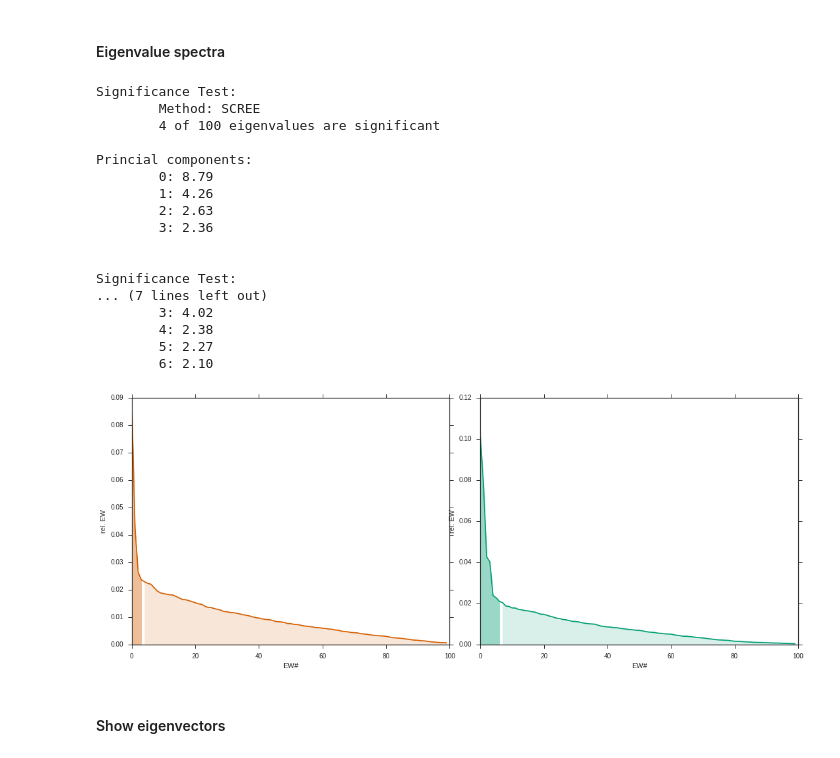
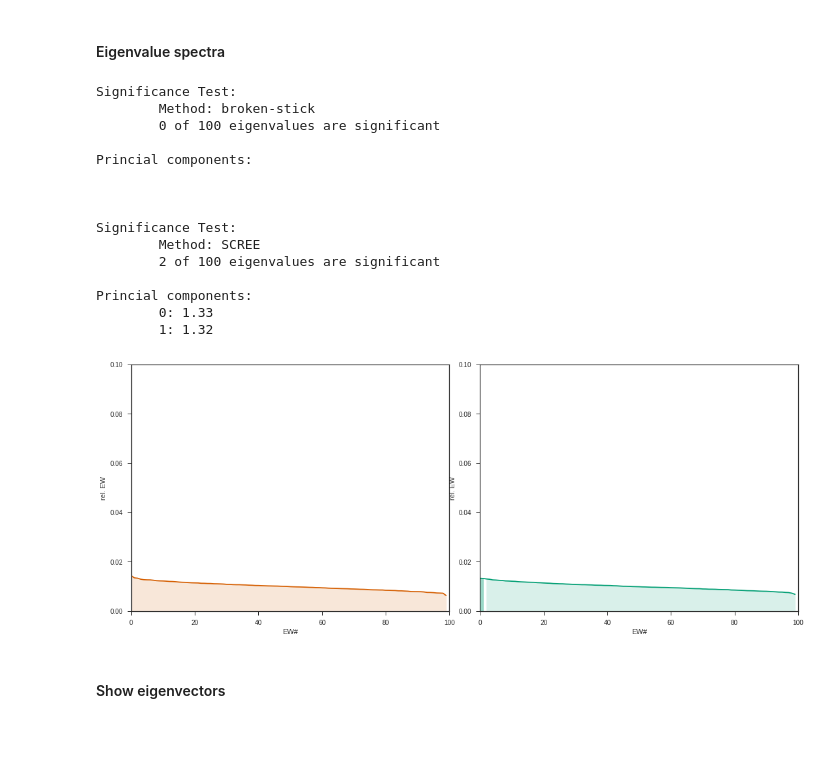
Before and after one commit to rgutzen/ValidationTools, a Jupyter notebook: Validation_Book.ipynb, the cells around one changed output. Cells and saved outputs as stored; diff of their text form; code cells hidden in the pictures.

```diff
--- a/Validation_Book.ipynb
+++ b/Validation_Book.ipynb
@@ -32,19 +35,3 @@ spiketrain_list_1 = testdata.load_data(nest_path, ['spikes_L4'], N)[0][0]
 spiketrain_list_2 = testdata.load_data(spinnaker_path, ['spikes_L4'], N)[0][0]
 # %% [markdown]
 #### ...or generate custom spiketrains
-# %%
-spiketrain_list_1 = testdata.test_data(size=N,
-                                       corr=[.3,.3,.3],
-                                       t_stop=500*ms,
-                                       rate=100*Hz,
-                                       assembly_sizes=[10,5,3],
-                                       method="CPP",
-                                       bkgr_corr=0.01)
-
-spiketrain_list_2 = testdata.test_data(size=N,
-                                       corr=[.3,.3,.3,.3],
-                                       t_stop=500*ms,
-                                       rate=100*Hz,
-                                       assembly_sizes=[11,9,5,5],
-                                       method="CPP",
-                                       bkgr_corr=0.01)
@@ -192,28 +195,26 @@ Redundancy = 0.14
 # %%
 fig, ax = plt.subplots(nrows=1, ncols=2, figsize=(15,6))
 fig.tight_layout()
 
-pc_nbr_1 = matstat.eigenvalue_spectra(EWs_1, method='SCREE', ax=ax[0], color='r')
+pc_nbr_1 = matstat.eigenvalue_spectra(EWs_1, method='broken-stick', alpha=.20, ax=ax[0], color='r')
 pc_nbr_2 = matstat.eigenvalue_spectra(EWs_2, method='SCREE', ax=ax[1], color='g')
 # %% [output]
 Significance Test:
-        Method: SCREE
-        4 of 100 eigenvalues are significant
+        Method: broken-stick
+        0 of 100 eigenvalues are significant
 
 Princial components:
-        0: 8.79
-        1: 4.26
-        2: 2.63
-        3: 2.36
+
 
 
 Significance Test:
-... (7 lines left out)
-        3: 4.02
-        4: 2.38
-        5: 2.27
-        6: 2.10
+        Method: SCREE
+        2 of 100 eigenvalues are significant
+
+Princial components:
+        0: 1.33
+        1: 1.32
-[figure, old version]
+[figure, new version]
 # %% [markdown]
 #### Show eigenvectors
 # %%
```
Also changed, not shown: parts of 11 cells of this notebook, 7 other files.
